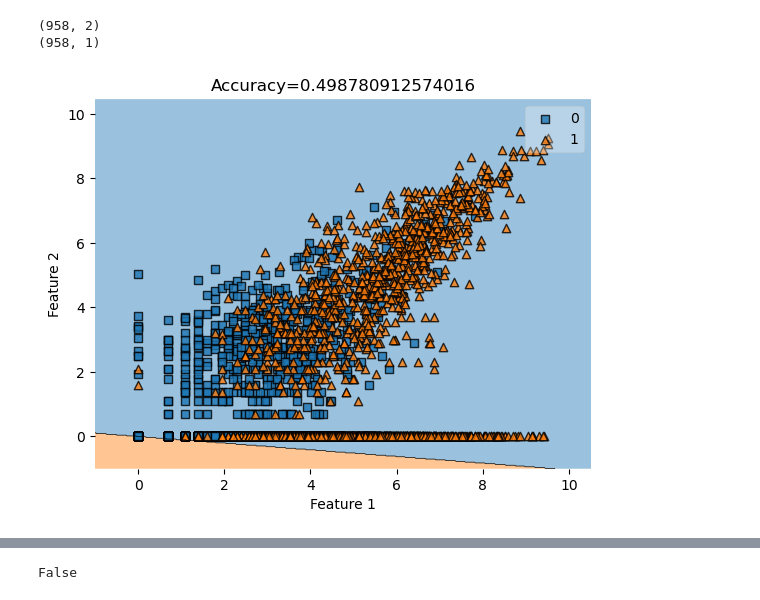
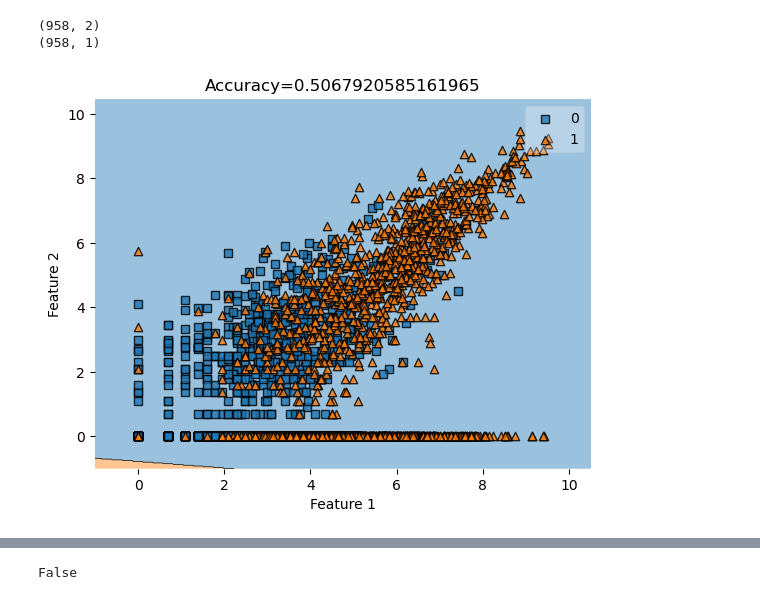
Before and after one commit to Xianzhiwang1/Leet-Code-Project, a Jupyter notebook: posts/final-blog-post/index.ipynb, the cells around one changed output, grey strips where cells are left out. Saved outputs shown, nothing was run; the diff lists cells and outputs as text; code cells hidden in the pictures.

```diff
--- a/posts/final-blog-post/index.ipynb
+++ b/posts/final-blog-post/index.ipynb
@@ -489,4 +530,6 @@ print(y_train.shape)
 # %% [markdown]
 # Moment of Truth
 # %%
-FP.regress(y_train, X_train[cols], beta_old )
+from final_project_code import NR
+NR = NR()
+NR.regress(y_train, X_train[cols], beta_old )
@@ -513,24 +554,14 @@ print(FP.predict(X_test[cols].to_numpy()).shape)
 (958, 1)
 # %%
 y_train = y_train.reshape(-1)
-plot_decision_regions(X_train[cols].to_numpy(), y_train, clf=FP
+plot_decision_regions(X_train[cols].to_numpy(), y_train, clf=NR
                     #   filler_feature_values={2:value},
                     #   filler_feature_ranges={2:width}
                       )
-mypredict = FP.predict(X_train[cols].to_numpy())
+mypredict = NR.predict(X_train[cols].to_numpy())
 title = plt.gca().set(title=f"Accuracy={(mypredict==y_train).mean()}",
                       xlabel="Feature 1",
                       ylabel="Feature 2")
+# %% [output]
+[figure, added]
-# %%
-y_train = y_train.reshape(-1)
-plot_decision_regions(X_train[cols].to_numpy(), y_train, clf=FP
-                    #   filler_feature_values={2:value},
-                    #   filler_feature_ranges={2:width}
-                      )
-mypredict = FP.predict(X_train[cols].to_numpy())
-title = plt.gca().set(title=f"Accuracy={(mypredict==y_train).mean()}",
-                      xlabel="Feature 1",
-                      ylabel="Feature 2")
-# %% [output]
-[figure, removed]
 # %%
```
Also changed, not shown: parts of 32 cells of this notebook, 19 other files.
